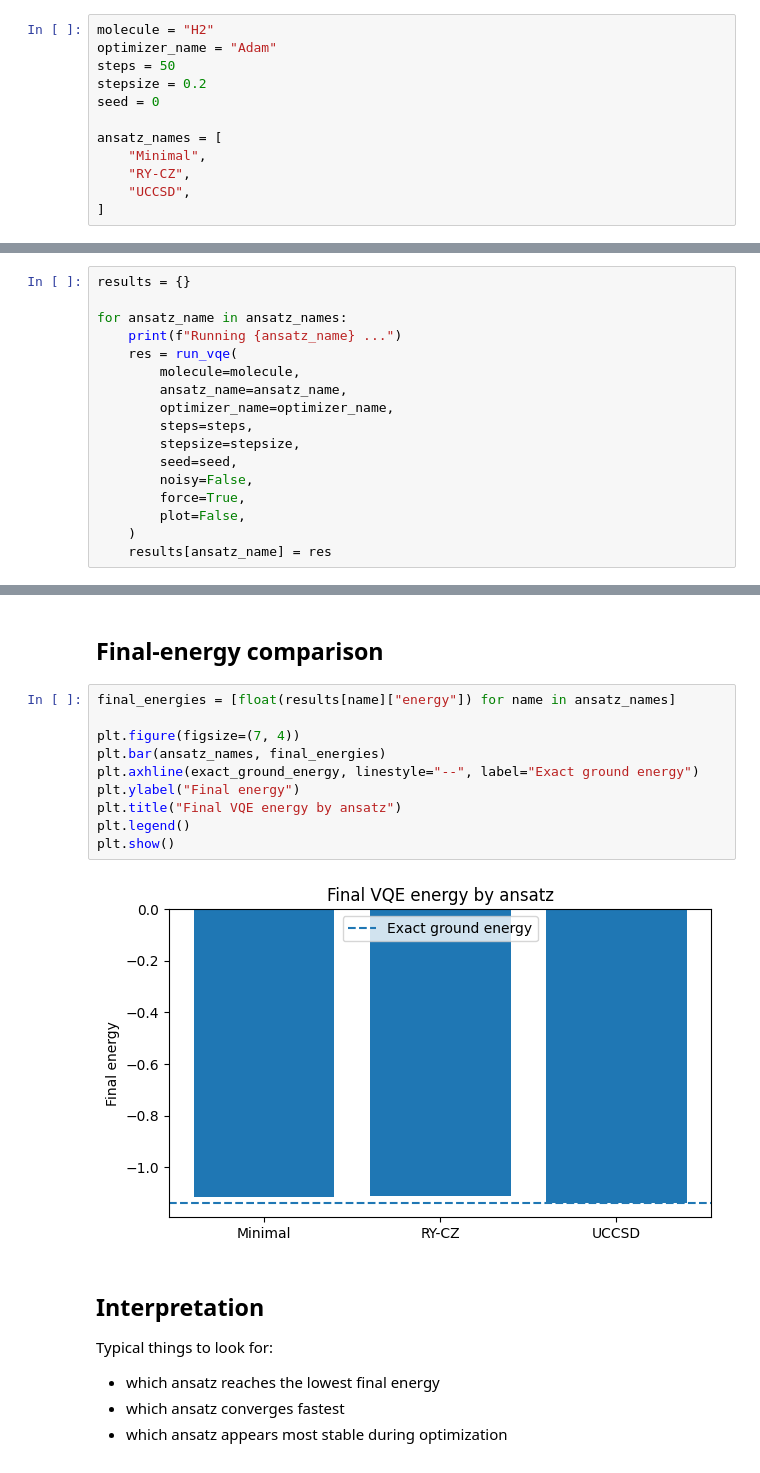
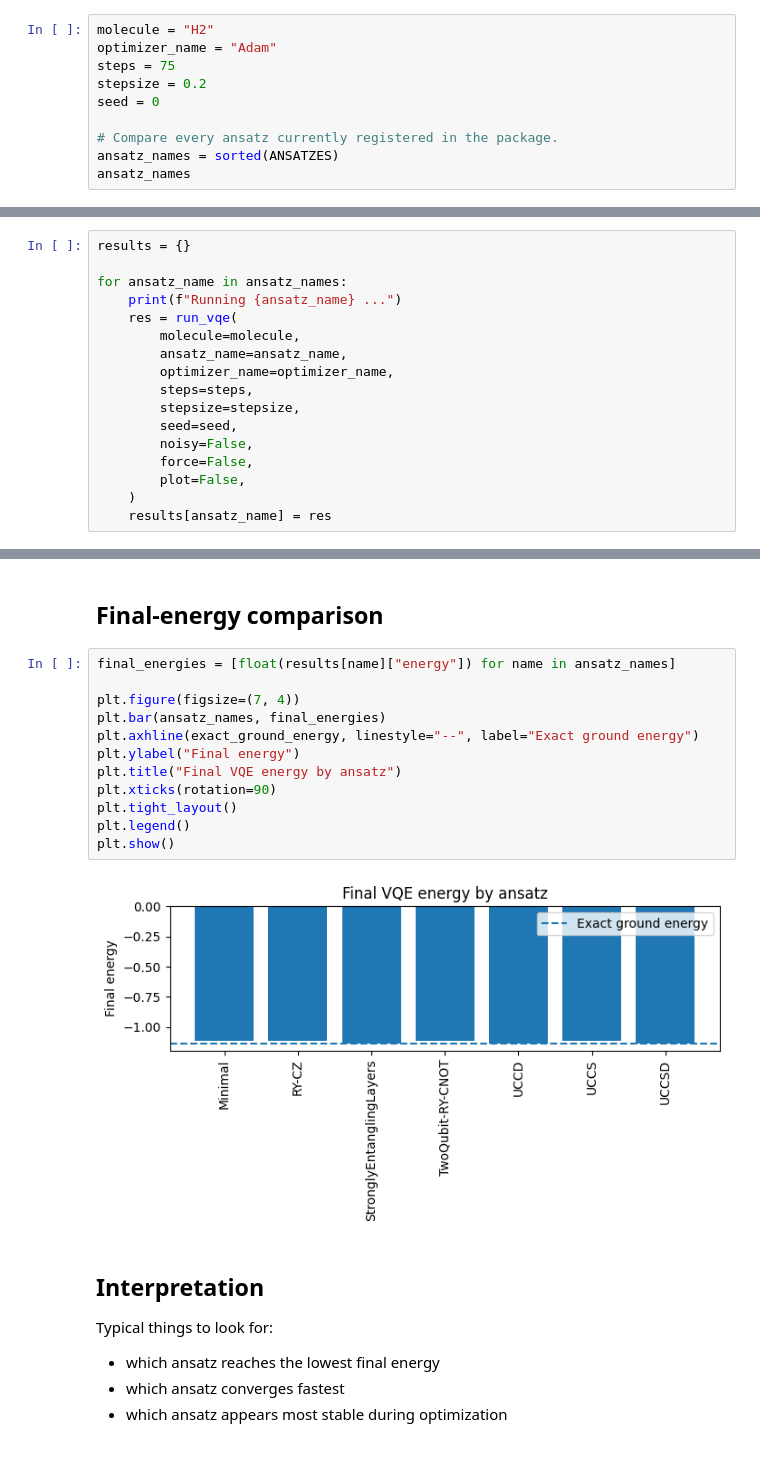
Before and after one commit to SidRichardsQuantum/Variational_Quantum_Eigensolver, a Jupyter notebook: notebooks/getting_started/02_ansatz_comparison_h2.ipynb, the cells around one changed output, grey strips where cells are left out. Drawn from its saved outputs; the diff is of its cells as text.

```diff
--- a/notebooks/getting_started/02_ansatz_comparison_h2.ipynb
+++ b/notebooks/getting_started/02_ansatz_comparison_h2.ipynb
@@ -27,12 +30,10 @@ Only the ansatz changes.
 # %%
 molecule = "H2"
 optimizer_name = "Adam"
-steps = 50
+steps = 75
 stepsize = 0.2
 seed = 0
 
-ansatz_names = [
-    "Minimal",
-    "RY-CZ",
-    "UCCSD",
-]
+# Compare every ansatz currently registered in the package.
+ansatz_names = sorted(ANSATZES)
+ansatz_names
@@ -64,7 +73,7 @@ for ansatz_name in ansatz_names:
         stepsize=stepsize,
         seed=seed,
         noisy=False,
-        force=True,
+        force=False,
         plot=False,
     )
     results[ansatz_name] = res
@@ -145,15 +151,17 @@ plt.show()
 # %%
 final_energies = [float(results[name]["energy"]) for name in ansatz_names]
 
 plt.figure(figsize=(7, 4))
 plt.bar(ansatz_names, final_energies)
 plt.axhline(exact_ground_energy, linestyle="--", label="Exact ground energy")
 plt.ylabel("Final energy")
 plt.title("Final VQE energy by ansatz")
+plt.xticks(rotation=90)
+plt.tight_layout()
 plt.legend()
 plt.show()
 # %% [output]
-[figure, old version]
+[figure, new version]
 # %% [markdown]
 ## Interpretation
 
```
Also changed, not shown: parts of 8 cells of this notebook, 46 other files.
